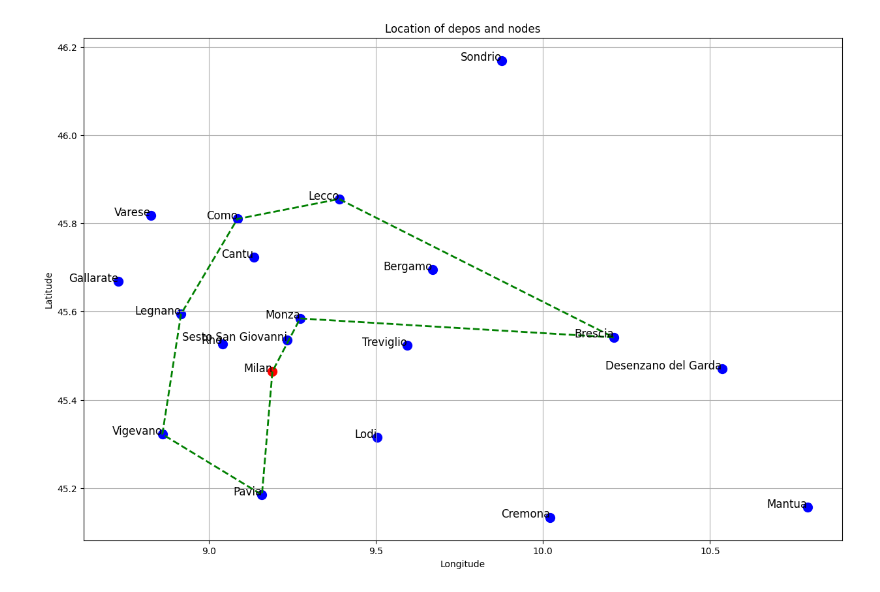
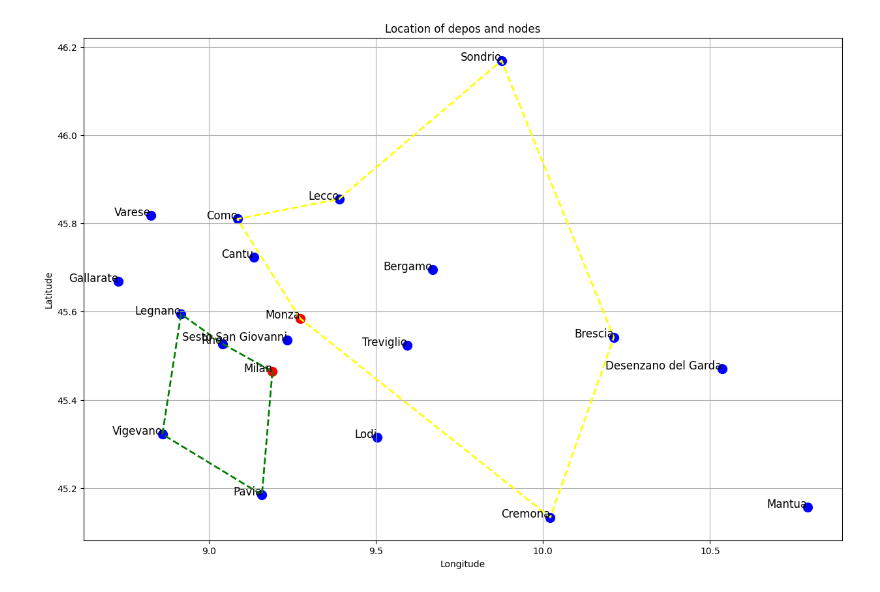
Before and after one commit to AndreaMishtaku/ai_vrp_solver, a Jupyter notebook: visualization/vrp.ipynb, the cells around one changed output. Drawn from its saved outputs; the diff is of its cells as text; code cells hidden in the pictures.

```diff
--- a/visualization/vrp.ipynb
+++ b/visualization/vrp.ipynb
@@ -18,46 +18,57 @@ depos=fetch_data('http://127.0.0.1:5000/basic/depo/get-all')
 nodes=fetch_data('http://127.0.0.1:5000/basic/node/get-all')
 
 solution=get_solution('http://127.0.0.1:5000/ortools/vrp',
-                {
-                    "demands": [
-                        {
-                            "node": "Como",
-                            "demand": 10
-                        },
-                            {
-                            "node": "Lecco",
-                            "demand": 5
-                        },
-                            {
-                            "node": "Monza",
-                            "demand": 10
-                        },
-                        {
-                            "node": "Pavia",
-                            "demand": 5
-                        },
-                        {
-                            "node": "Brescia",
-                            "demand": 5
-                        },
-                        {
-                            "node": "Legnano",
-                            "demand": 5
-                        },
-                        {
-                            "node": "Vigevano",
-                            "demand": 5
-                        },
-
-                    ],
-                    "depo_vehicle": [
-                        {
-                            "depo": "Milan",
-                            "plate": "AB123"
-                        }
-                    ]
-                }
-            )
+   {
+   "demands":[
+      {
+         "node":"Como",
+         "demand":10
+      },
+      {
+         "node":"Lecco",
+         "demand":5
+      },
+      {
+         "node":"Rho",
+         "demand":10
+      },
+      {
+         "node":"Sondrio",
+         "demand":10
+      },
+      {
+         "node":"Cremona",
+         "demand":5
+      },
+      {
+         "node":"Pavia",
+         "demand":20
+      },
+      {
+         "node":"Brescia",
+         "demand":15
+      },
+      {
+         "node":"Legnano",
+         "demand":10
+      },
+      {
+         "node":"Vigevano",
+         "demand":10
+      }
+   ],
+   "depo_vehicle":[
+      {
+         "depo":"Milan",
+         "plate":"AB123"
+      },
+      {
+         "depo":"Monza",
+         "plate":"AC123"
+      }
+   ]
+   }
+)
 
 df_depos = pd.DataFrame(depos)
 df_nodes = pd.DataFrame(nodes)
@@ -71,32 +82,35 @@ ax.scatter(df_depos['longitude'], df_depos['latitude'], color='red', label='Loca
 # Plot nodes in blue
 ax.scatter(df_nodes['longitude'], df_nodes['latitude'], color='blue', label='Location', s=100)
 
 
 # Annotate depots with names
 for i, row in df_depos.iterrows():
     ax.text(row['longitude'], row['latitude'], row['name'], fontsize=12, ha='right')
 
 # Annotate nodes with names
 for i, row in df_nodes.iterrows():
     ax.text(row['longitude'], row['latitude'], row['name'], fontsize=12, ha='right')
 
 
 # Function to draw route lines
 def draw_route(route, color):
     df=pd.concat([df_depos, df_nodes])
     connections = [(df.loc[df['id'] == i, 'longitude'].values[0], df.loc[df['id'] == i, 'latitude'].values[0]) for i in route]
     if len(connections) > 1:
         x_values, y_values = zip(*connections)
         ax.plot(x_values, y_values, color=color, linewidth=2, linestyle='--')
 
+
+route_colors=['green','yellow','purple','orange','blue']
 for idx, route_info in enumerate(solution['routes']):
-    draw_route(route_info['route'],'green')
+    color=route_colors[idx % len(route_colors)]
+    draw_route(route_info['route'], color)
 
 ax.set_xlabel('Longitude')
 ax.set_ylabel('Latitude')
 ax.set_title('Location of depos and nodes')
 
 plt.grid(True)
 plt.show()
 # %% [output]
-[figure, old version]
+[figure, new version]
```
Also changed, not shown: 4 other files.
